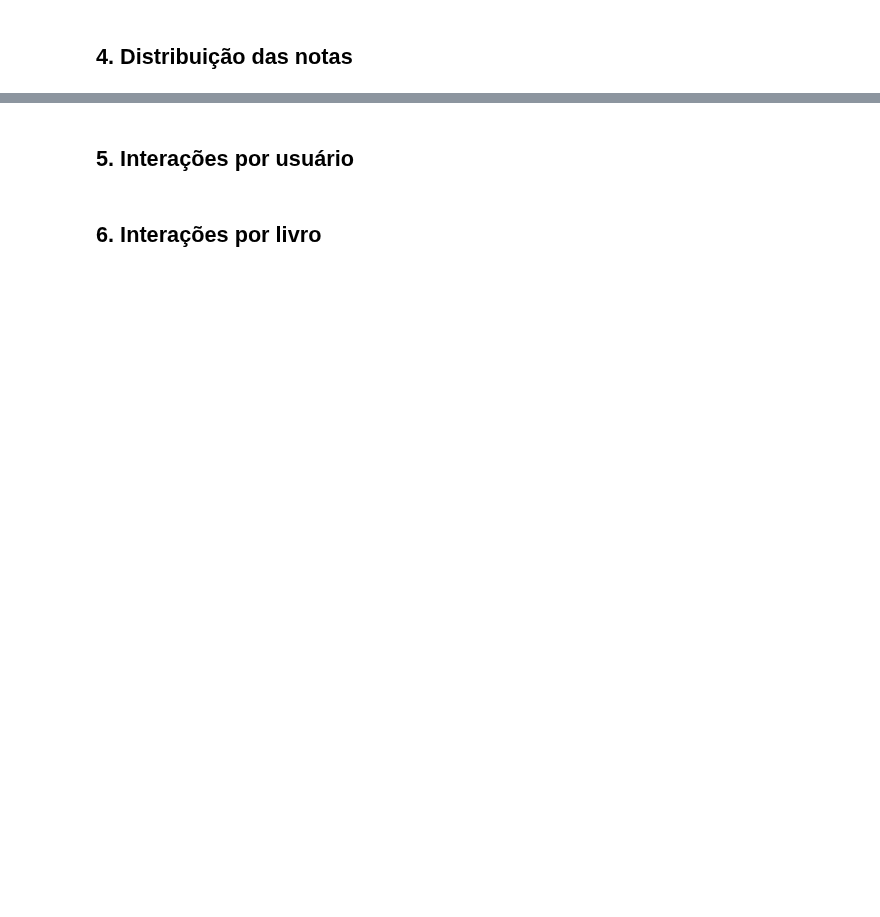
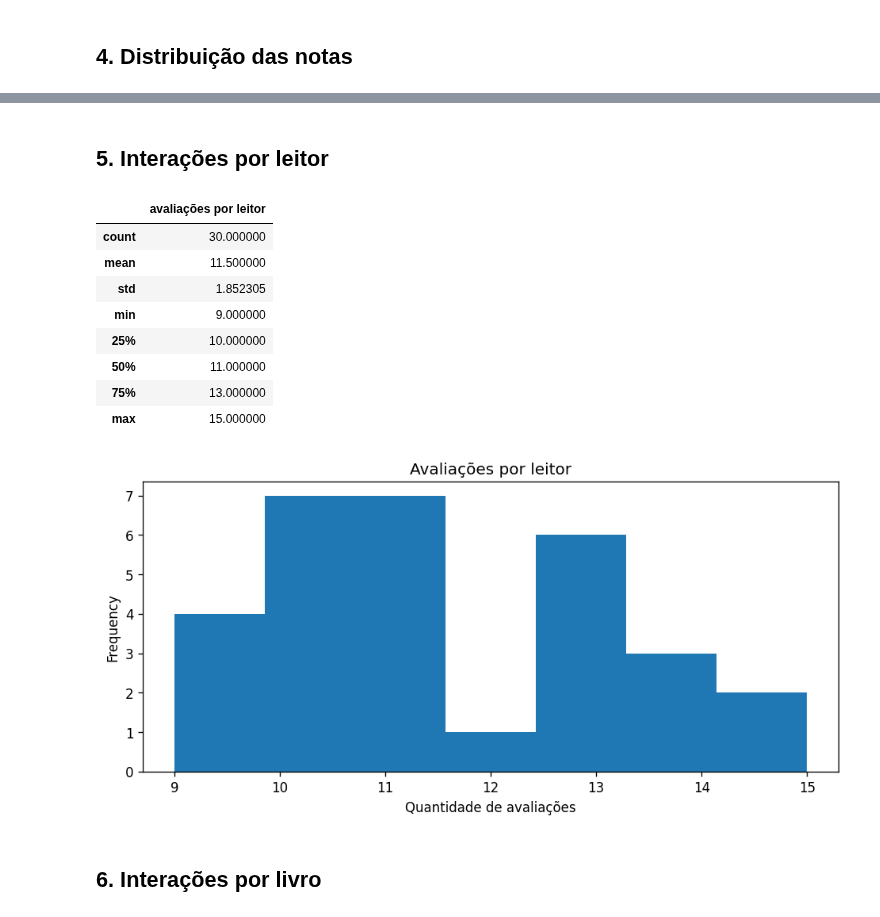
Before and after one commit to GabrielBuck/Intelig-ncia-Artificial-Booklog, a Jupyter notebook: notebooks/01_analise_exploratoria.ipynb, the cells around one changed output, grey strips where cells are left out. Saved outputs shown, nothing was run; the diff lists cells and outputs as text; code cells hidden in the pictures; blank space fills up the shorter version.

```diff
--- a/notebooks/01_analise_exploratoria.ipynb
+++ b/notebooks/01_analise_exploratoria.ipynb
@@ -94,13 +137,24 @@ plt.show()
 # %% [markdown]
-## 5. Interações por usuário
+## 5. Interações por leitor
 # %%
 ratings_per_user = ratings.groupby("user_id").size()
-display(ratings_per_user.describe().to_frame("avaliações por usuário"))
+display(ratings_per_user.describe().to_frame("avaliações por leitor"))
 
-ax = ratings_per_user.plot(kind="hist", bins=7, figsize=(8, 4), title="Avaliações por usuário")
+ax = ratings_per_user.plot(kind="hist", bins=7, figsize=(8, 4), title="Avaliações por leitor")
 ax.set_xlabel("Quantidade de avaliações")
 plt.tight_layout()
 plt.show()
+# %% [output]
+|  | avaliações por leitor |
+| count | 30.000000 |
+| mean | 11.500000 |
+| std | 1.852305 |
+| min | 9.000000 |
+| 25% | 10.000000 |
+| 50% | 11.000000 |
+| 75% | 13.000000 |
+| max | 15.000000 |
+[figure, added]
 # %% [markdown]
 ## 6. Interações por livro
 # %%
```
Also changed, not shown: parts of 11 cells of this notebook, 6 other files.
